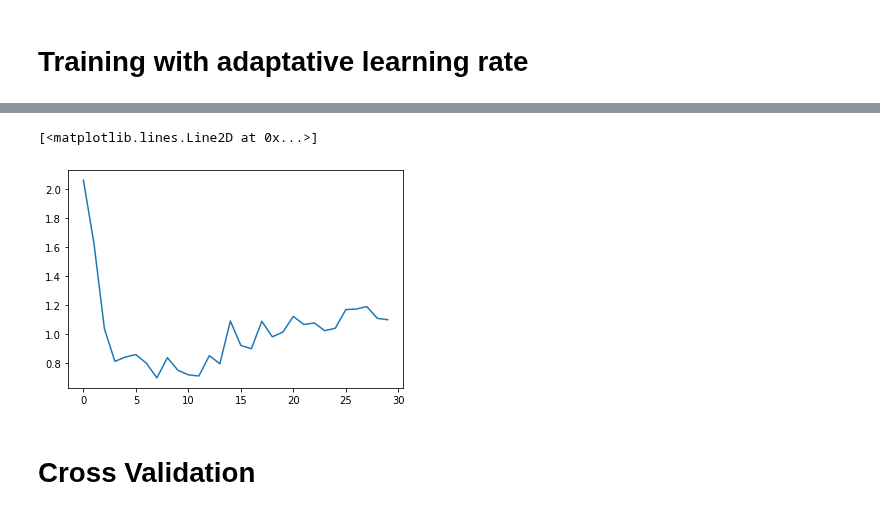
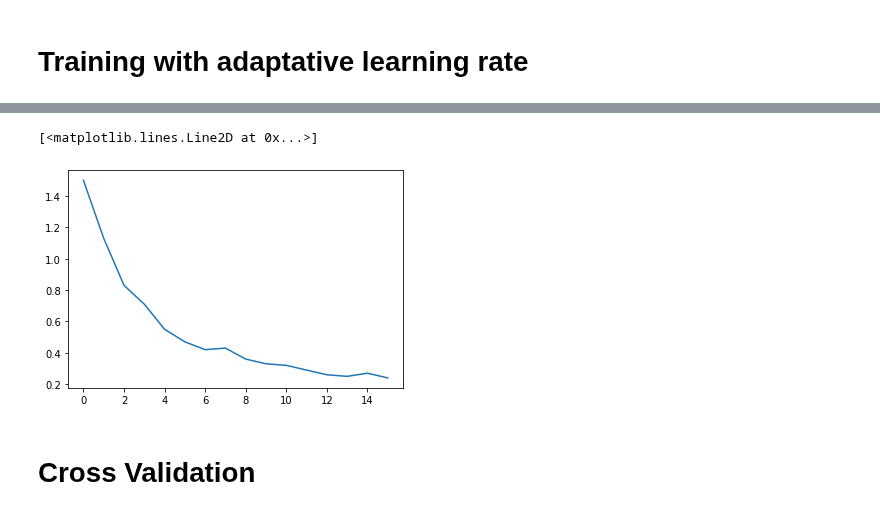
Before and after one commit to riccardocadei/photovoltaic-detection, a Jupyter notebook: main.ipynb, the cells around one changed output, grey strips where cells are left out. Saved outputs shown, nothing was run; the diff lists cells and outputs as text; code cells hidden in the pictures.

```diff
--- a/main.ipynb
+++ b/main.ipynb
@@ -130,8 +122,8 @@ plot_train_val(history_train_iou,history_val_iou,period=1,al_param=150, metric='
-# %%
-plt.plot(history_val_loss)
-# %% [output]
-[<matplotlib.lines.Line2D at 0x...>]
-[figure, removed]
+# %%
+plt.plot([1.5,1.13,0.83,0.71,0.55,0.47,0.42,0.43,0.36,0.33,0.32,0.29,0.26,0.25,0.27,0.24])
+# %% [output]
+[<matplotlib.lines.Line2D at 0x...>]
+[figure, added]
 # %% [markdown]
 # Cross Validation
 # %%
```
Also changed, not shown: parts of 7 cells of this notebook, 6 other files.
